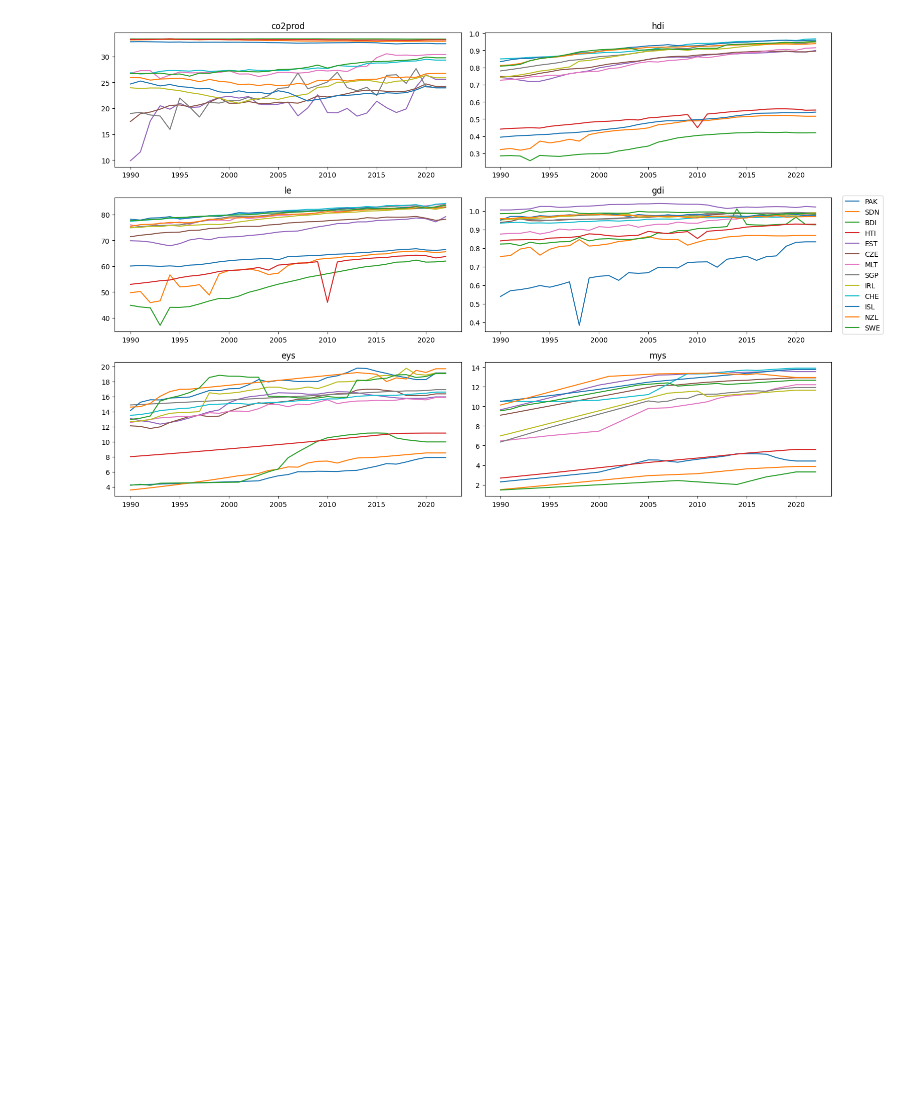
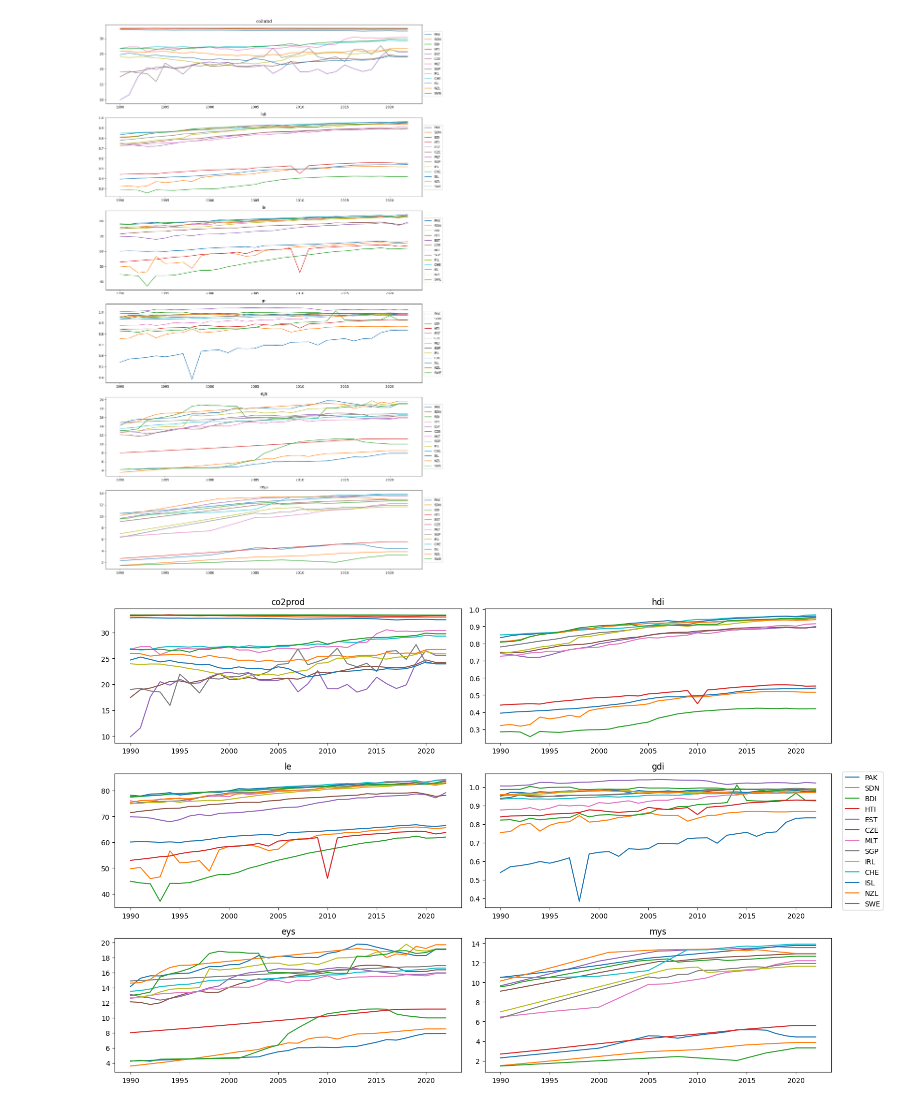
Before and after one commit to R4phou/ulb-master-thesis, a Jupyter notebook: code/src/report_graph.ipynb, the cells around one changed output. Saved outputs shown, nothing was run; the diff lists cells and outputs as text; code cells hidden in the pictures; blank space fills up the shorter version.

```diff
--- a/code/src/report_graph.ipynb
+++ b/code/src/report_graph.ipynb
@@ -61,6 +62,39 @@ data
 | ISL | [24.689397997999997, 25.251838493... | [0.834, 0.845, 0.852, 0.853, 0.86... | [78.163, 77.836, 78.618, 78.73, 7... | [0.951, 0.971, 0.971, 0.966, 0.97... | [14.14389992, 15.23260021, 15.559... | [10.51085085, 10.62763808, 10.744... |
 | NZL | [25.899111455999996, 25.885359828... | [0.812, 0.815, 0.823, 0.839, 0.85... | [75.424, 76.079, 76.19, 76.5, 76.... | [0.959, 0.959, 0.965, 0.964, 0.97... | [14.59095001, 14.64754963, 15.086... | [10.1395211, 10.39962959, 10.6664... |
 | SWE | [26.678052968999996, 26.687150612... | [0.808, 0.811, 0.818, 0.84, 0.852... | [77.588, 77.728, 78.071, 78.135, ... | [0.986, 0.987, 0.988, 1.004, 0.99... | [12.94981956, 13.11555004, 13.404... | [9.553979874, 9.707380295, 10.017... |
+# %%
+def plot_data(data, legend=False):
+    """
+    For each column, plot a graph with one color per row (country in this case)
+    On the x-axis, the years (1990-2022)
+    Using subplots with two columns
+    """
+    x = np.arange(1990, 2023)
+    Nb_cols = len(data.columns)
+    fig, axs = plt.subplots((Nb_cols), 1, figsize=(15, Nb_cols*4))
+    # axs = axs.flatten()
+
+    lines = []
+    labels = []
+
+    for i, col in enumerate(data.columns[:]):
+        for j, row in data.iterrows():
+            line, = axs[i].plot(x, row[col], label=row.name)
+            if i == 0:  # Collect labels only once
+                lines.append(line)
+                labels.append(row.name)
+        axs[i].set_title(col)
+        axs[i].legend(loc='center left', bbox_to_anchor=(1, 0.5))
+
+    # if legend:
+    #     fig.legend(lines, labels, loc='center left', bbox_to_anchor=(1, 0.5))  # Add a single legend to the right
+
+    plt.tight_layout()
+    plt.show()
+# %%
+plot_data(data, True)
+# %% [output]
+[figure, added]
 # %%
 plot_data(data, legend=True)
 # %% [output]
```
Also changed, not shown: parts of 1 cell of this notebook, 7 other files.
